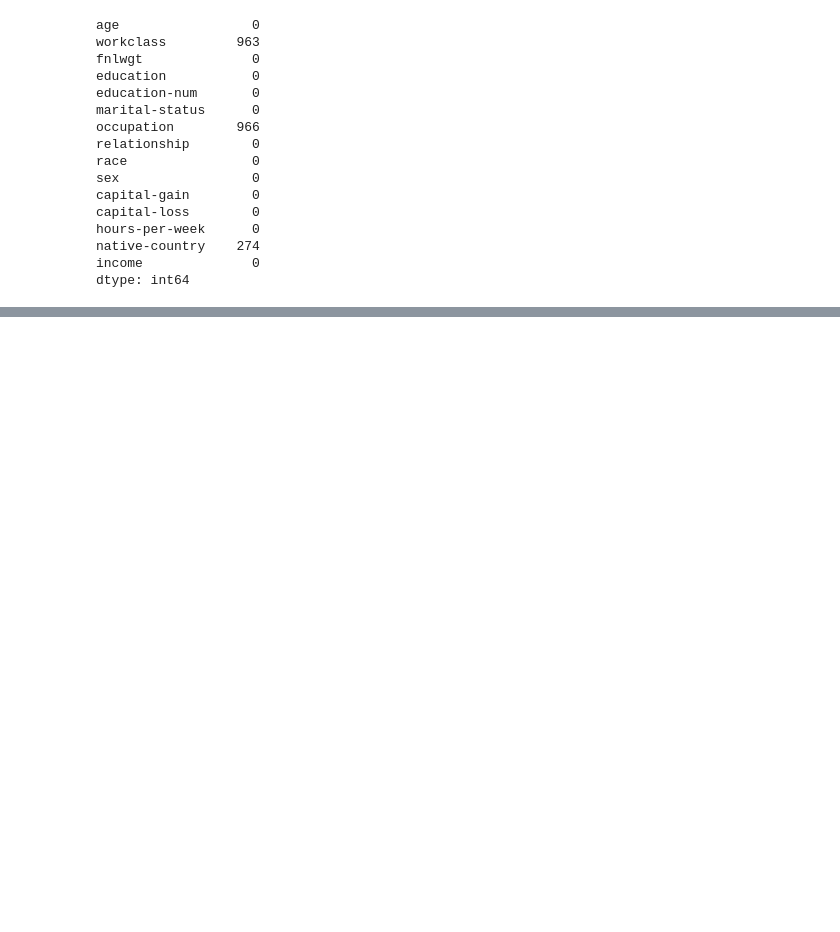
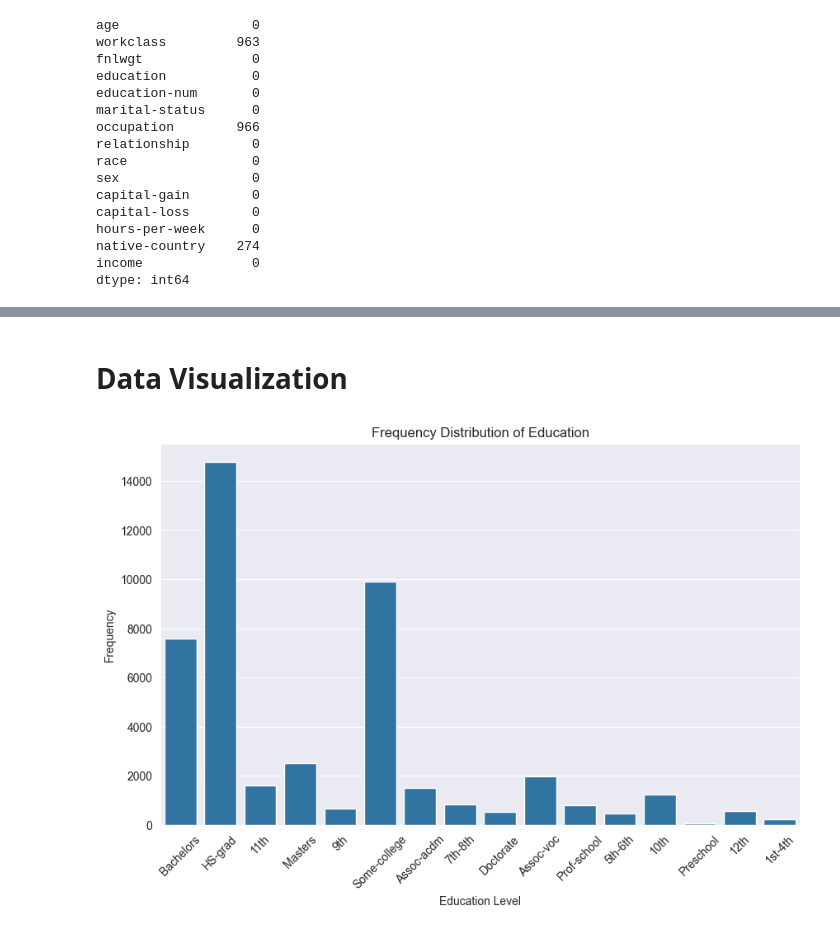
Before and after one commit to Tharusha02/Income-Prediction-Model-using-Naive-Bayes---Random-Forest, a Jupyter notebook: Income Prediction Model/Income Prediction.ipynb, the cells around one changed output, grey strips where cells are left out. Saved outputs shown, nothing was run; the diff lists cells and outputs as text; code cells hidden in the pictures; blank space fills up the shorter version.

Commit message:
Added the Data Visualization, Model Training Parts
Added all the parts of the data visualization, data splitting, model training

```diff
--- a/Income Prediction Model/Income Prediction.ipynb
+++ b/Income Prediction Model/Income Prediction.ipynb
@@ -124,0 +228,5 @@ dtype: int64
+# %%
+#Removing the blank spaces in the object values
+for i in df.columns:
+    if df[i].dtype == 'object':
+        df[i] = df[i].str.strip(" ")
@@ -124,0 +235,14 @@ dtype: int64
+# %%
+#Replacing question mark symbols ('?') with 'NaN'
+df.replace('?', pd.NA, inplace=True)
+# %%
+# Impute missing values with the most frequent value (mode) for categorical features
+for col in ['workclass', 'occupation', 'native-country', 'education']:
+    df[col].fillna(df[col].mode()[0], inplace=True)
+
+    # Impute missing values with the median for numerical features # Impute missing values with the median for numerical features
+for col in ['education-num', 'age']:
+    df[col].fillna(df[col].median(), inplace=True)
+# %%
+#Removing the 'NaN' values
+df.dropna(inplace=True)
@@ -124,0 +313,18 @@ dtype: int64
+# %% [markdown]
+# Data Visualization
+# %%
+import seaborn as sns
+import matplotlib.pyplot as plt
+
+# Plot bar plots for selected categorical features
+plt.figure(figsize=(10, 6))
+
+# Example: Plotting frequency distribution of 'education' feature
+sns.countplot(x='education', data=df)
+plt.xticks(rotation=45)  # Angle x-axis labels for better readability
+plt.title('Frequency Distribution of Education')
+plt.xlabel('Education Level')
+plt.ylabel('Frequency')
+plt.show()
+# %% [output]
+[figure, added]
```
Also changed, not shown: parts of 63 cells of this notebook.
